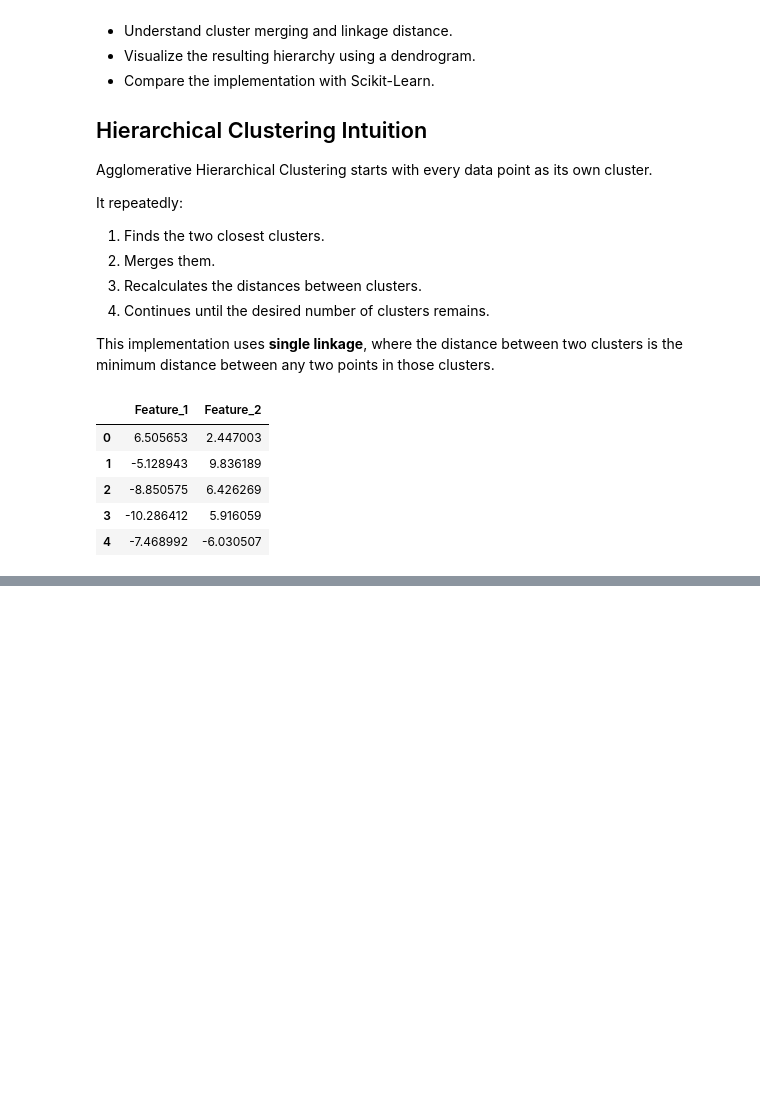
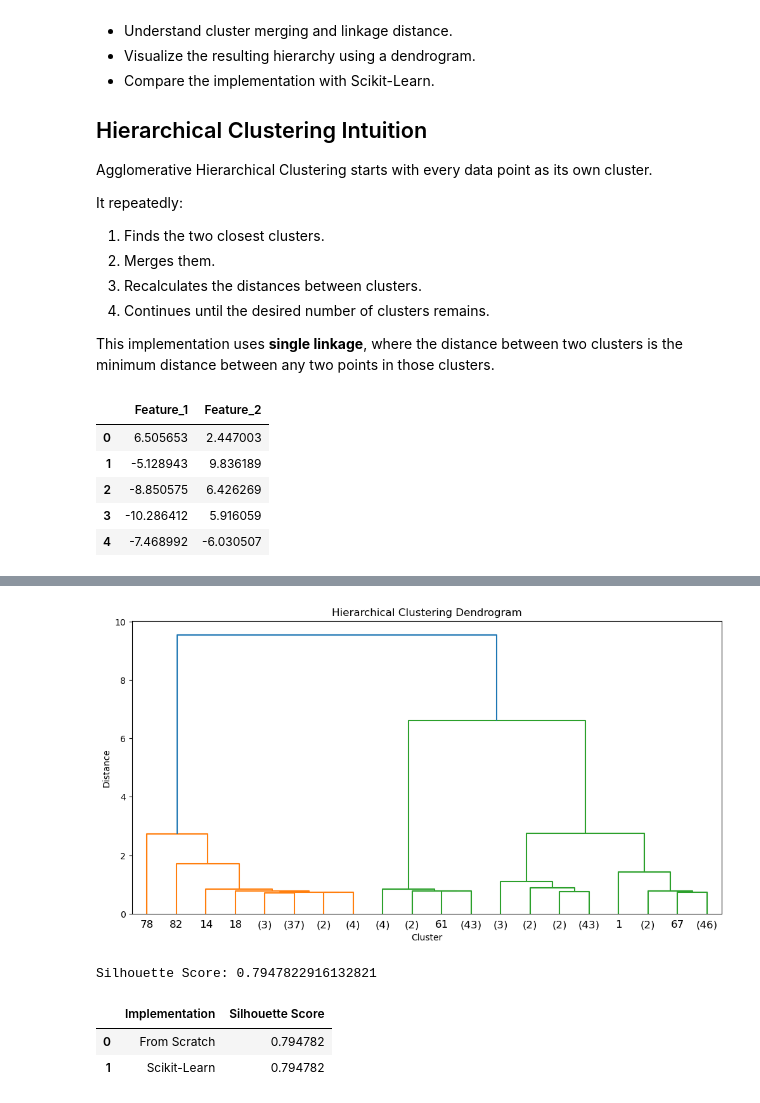
Before and after one commit to AHMAD-ALI5/machine-learning-from-scratch, a Jupyter notebook: machine-learning-from-scratch/Clustering/hierarchical clustering.ipynb, the cells around one changed output, grey strips where cells are left out. Cells and saved outputs as stored; diff of their text form; code cells hidden in the pictures; blank space fills up the shorter version.

```diff
--- a/machine-learning-from-scratch/Clustering/hierarchical clustering.ipynb
+++ b/machine-learning-from-scratch/Clustering/hierarchical clustering.ipynb
@@ -55,0 +177,56 @@ df.head()
+# %%
+from scipy.cluster.hierarchy import linkage
+
+linkage_matrix = linkage(
+    X,
+    method="single"
+)
+
+plt.figure(figsize=(12, 6))
+
+dendrogram(
+    linkage_matrix,
+    truncate_mode="lastp",
+    p=20
+)
+
+plt.xlabel("Cluster")
+plt.ylabel("Distance")
+plt.title("Hierarchical Clustering Dendrogram")
+
+plt.show()
+# %% [output]
+[figure, added]
+# %%
+silhouette = silhouette_score(
+    X,
+    labels
+)
+
+print("Silhouette Score:", silhouette)
+# %% [output]
+Silhouette Score: 0.7947822916132821
+# %%
+sklearn_model = AgglomerativeClustering(
+    n_clusters=4,
+    linkage="single"
+)
+
+sklearn_labels = sklearn_model.fit_predict(X)
+
+comparison = pd.DataFrame({
+    "Implementation": [
+        "From Scratch",
+        "Scikit-Learn"
+    ],
+    "Silhouette Score": [
+        silhouette_score(X, labels),
+        silhouette_score(X, sklearn_labels)
+    ]
+})
+
+comparison
+# %% [output]
+|  | Implementation | Silhouette Score |
+| 0 | From Scratch | 0.794782 |
+| 1 | Scikit-Learn | 0.794782 |
```
Also changed, not shown: parts of 6 cells of this notebook.
